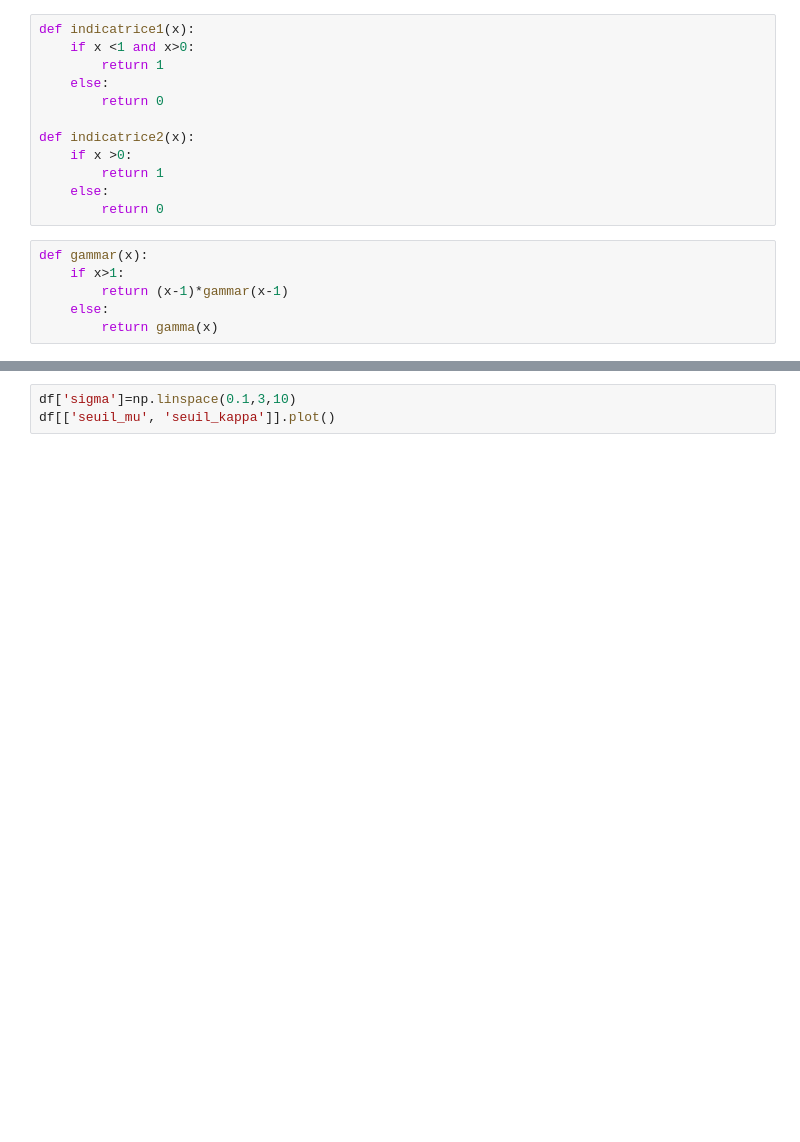
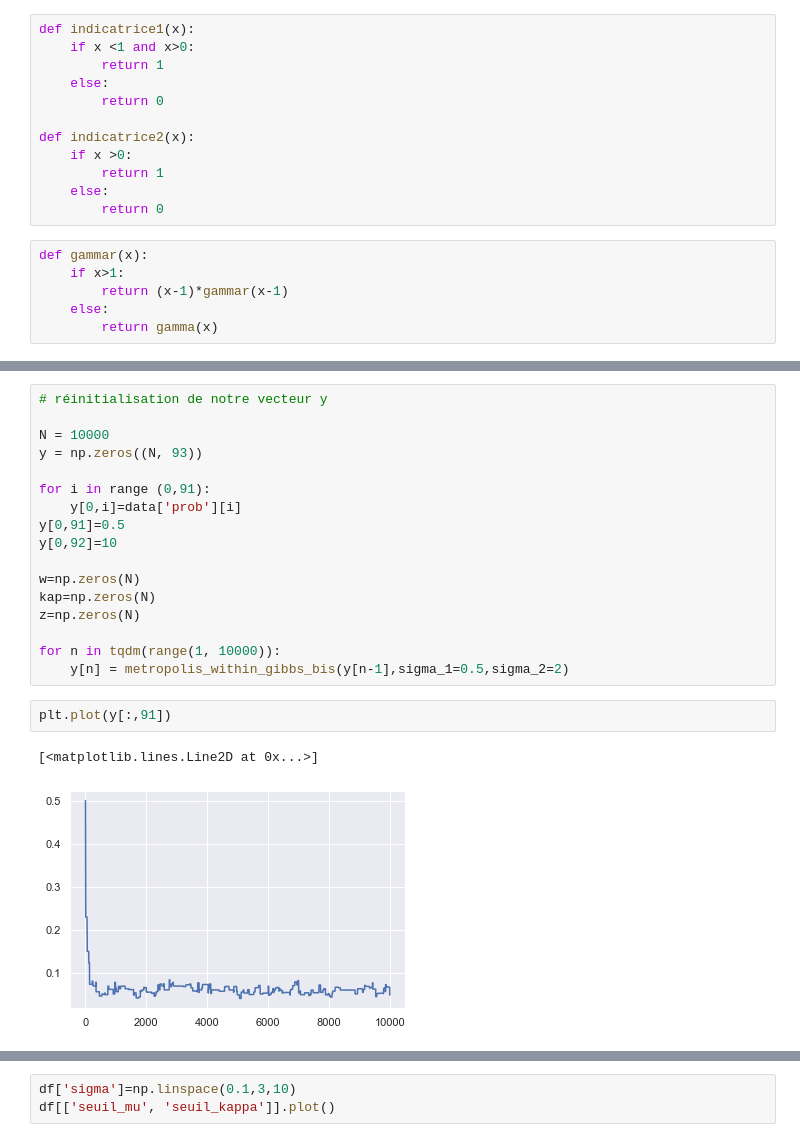
Before and after one commit to erialc-cal/MCM_Listeria_Prevalence, a Jupyter notebook: explo_claire_2.ipynb, the cells around one changed output, grey strips where cells are left out. Drawn from its saved outputs; the diff is of its cells as text; blank space fills up the shorter version.

```diff
--- a/explo_claire_2.ipynb
+++ b/explo_claire_2.ipynb
@@ -116,0 +167,22 @@ def gammar(x):
+# %%
+# réinitialisation de notre vecteur y
+
+N = 10000
+y = np.zeros((N, 93))
+
+for i in range (0,91):
+    y[0,i]=data['prob'][i]
+y[0,91]=0.5
+y[0,92]=10
+
+w=np.zeros(N)
+kap=np.zeros(N)
+z=np.zeros(N)
+
+for n in tqdm(range(1, 10000)):
+    y[n] = metropolis_within_gibbs_bis(y[n-1],sigma_1=0.5,sigma_2=2)
+# %%
+plt.plot(y[:,91])
+# %% [output]
+[<matplotlib.lines.Line2D at 0x...>]
+[figure, added]
```
Also changed, not shown: parts of 16 cells of this notebook, 1 other file.
